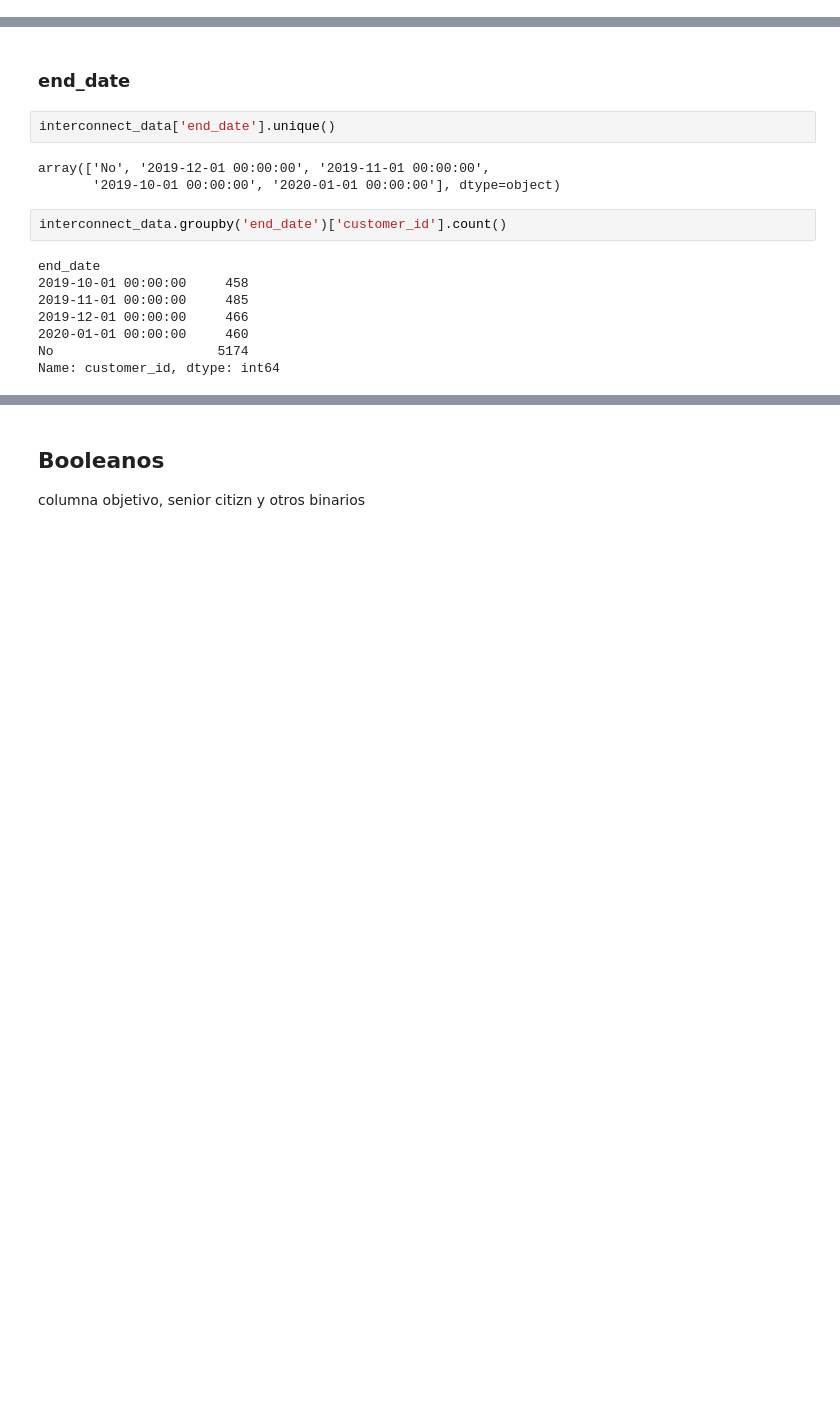
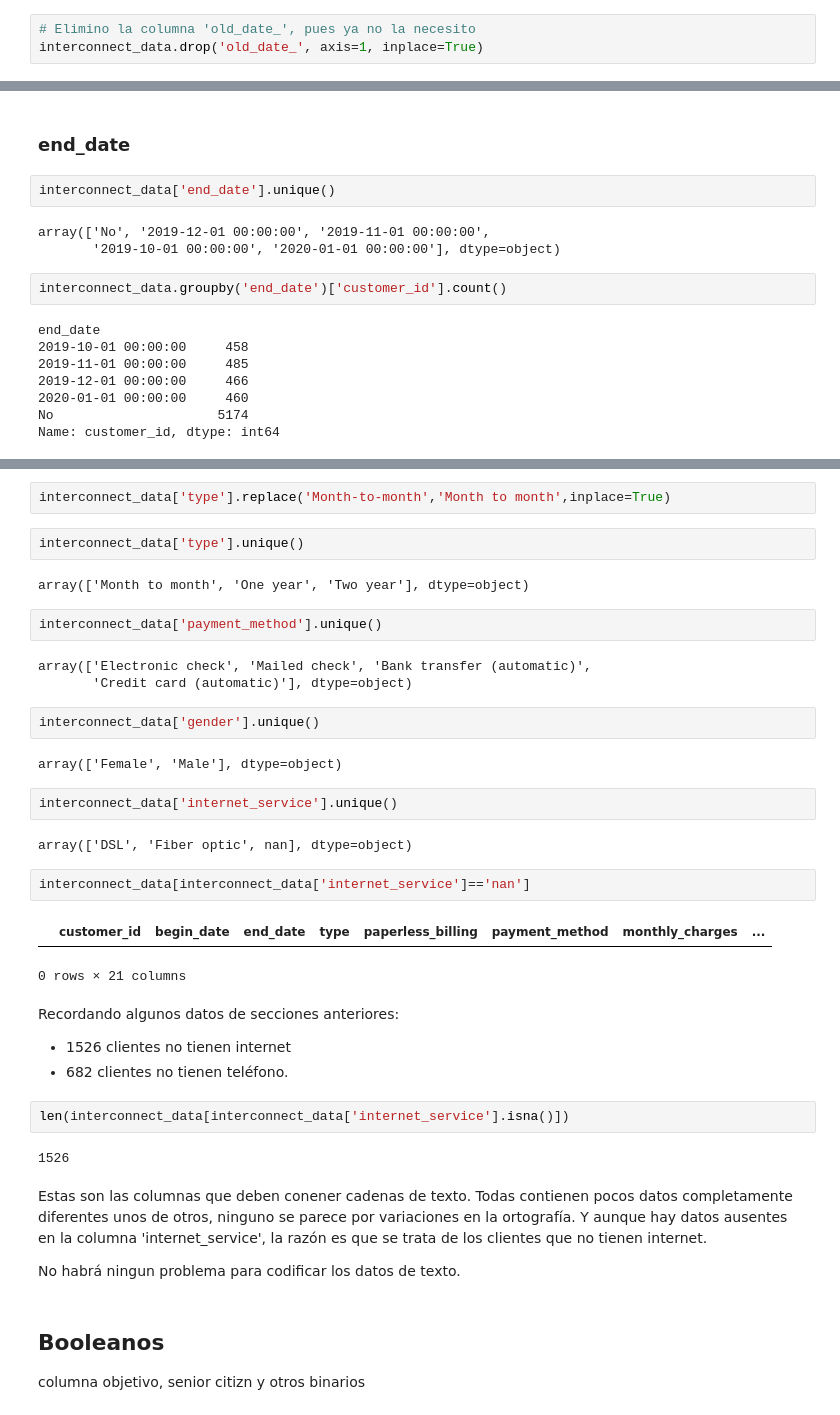
Before and after one commit to GeorginaTL/ProyectoFinalTT, a Jupyter notebook: proyecto_final_s17.ipynb, the cells around one changed output, grey strips where cells are left out. Cells and saved outputs as stored; diff of their text form; blank space fills up the shorter version.

Commit message:
interconnect_data

```diff
--- a/proyecto_final_s17.ipynb
+++ b/proyecto_final_s17.ipynb
@@ -487,6 +497,9 @@ interconnect_data.sort_values('begin_date_').head()
 | 975 | 2834-JRTUA | 2013-11-01 | 2019-10-01 00:00:00 | Two year | Yes | Electronic check | 108.05 | ... |
 | 3040 | 7317-GGVPB | 2013-11-01 | 2019-10-01 00:00:00 | Two year | Yes | Credit card (automatic) | 108.60 | ... |
 5 rows × 22 columns
+# %%
+# Elimino la columna 'old_date_', pues ya no la necesito
+interconnect_data.drop('old_date_', axis=1, inplace=True)
 # %% [markdown]
 Bien, la columna 'begin_date_' contiene las fechas de inscripción codificadas, listas para los modelos. Contiene los días transcurridos desde la captura de estos datos hasta la inscripcion de los clientes.
 # %% [markdown]
@@ -527,3 +538,40 @@ minusculas, unicos, faltas ortograficas, categorizar si son muchos
+# %%
+interconnect_data['type'].replace('Month-to-month','Month to month',inplace=True)
+# %%
+interconnect_data['type'].unique()
+# %% [output]
+array(['Month to month', 'One year', 'Two year'], dtype=object)
+# %%
+interconnect_data['payment_method'].unique()
+# %% [output]
+array(['Electronic check', 'Mailed check', 'Bank transfer (automatic)',
+       'Credit card (automatic)'], dtype=object)
+# %%
+interconnect_data['gender'].unique()
+# %% [output]
+array(['Female', 'Male'], dtype=object)
+# %%
+interconnect_data['internet_service'].unique()
+# %% [output]
+array(['DSL', 'Fiber optic', nan], dtype=object)
+# %%
+interconnect_data[interconnect_data['internet_service']=='nan']
+# %% [output]
+|  | customer_id | begin_date | end_date | type | paperless_billing | payment_method | monthly_charges | ... |
+0 rows × 21 columns
+# %% [markdown]
+
+Recordando algunos datos de secciones anteriores:
+- 1526 clientes no tienen internet
+- 682 clientes no tienen teléfono.
+# %%
+len(interconnect_data[interconnect_data['internet_service'].isna()])
+# %% [output]
+1526
+# %% [markdown]
+Estas son las columnas que deben conener cadenas de texto. Todas contienen pocos datos completamente diferentes unos de otros, ninguno se parece por variaciones en la ortografía. Y aunque hay datos ausentes en la columna 'internet_service', la razón es que se trata de los clientes que no tienen internet.
+
+No habrá ningun problema para codificar los datos de texto.
 # %% [markdown]
 ## Booleanos
 columna objetivo, senior citizn y otros binarios
```
Also changed, not shown: parts of 51 cells of this notebook.
